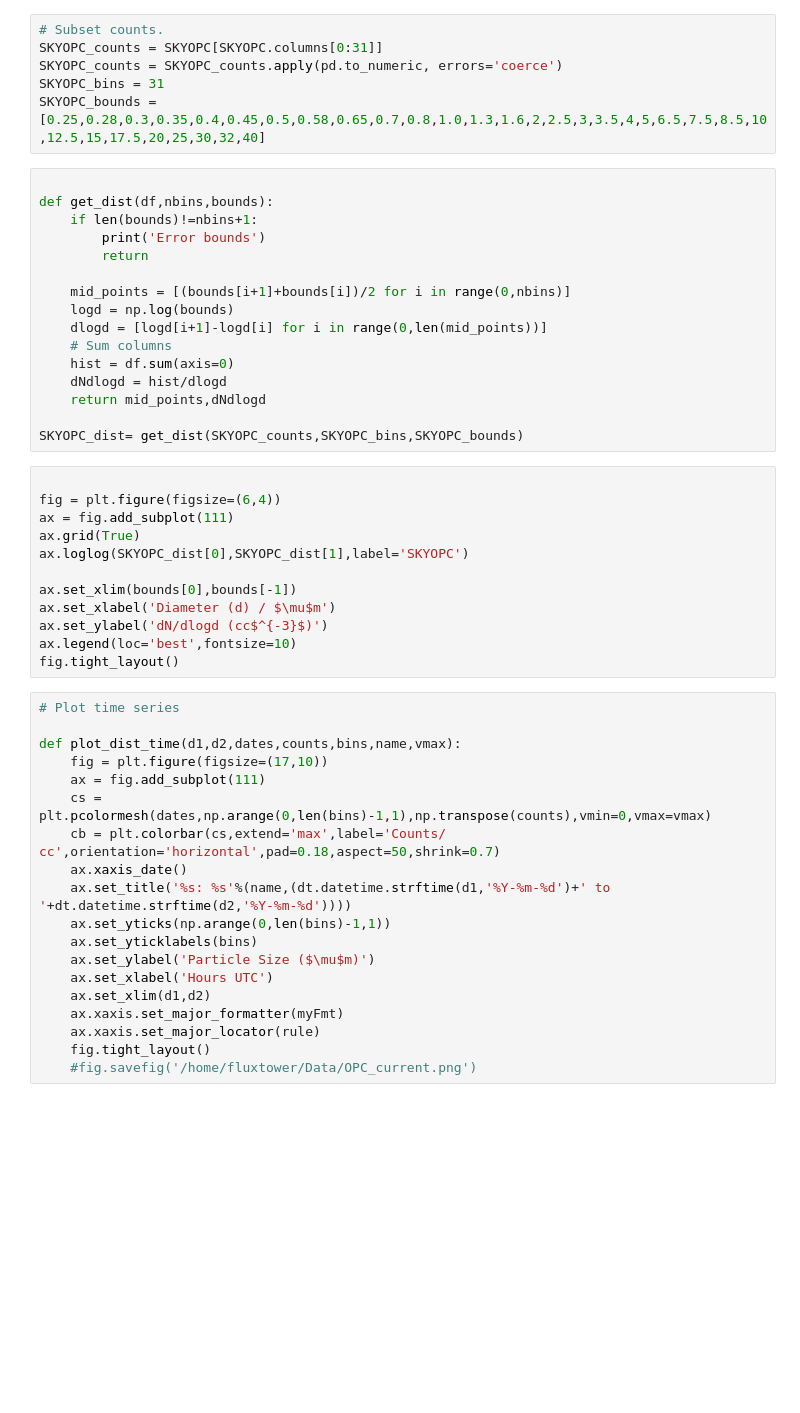
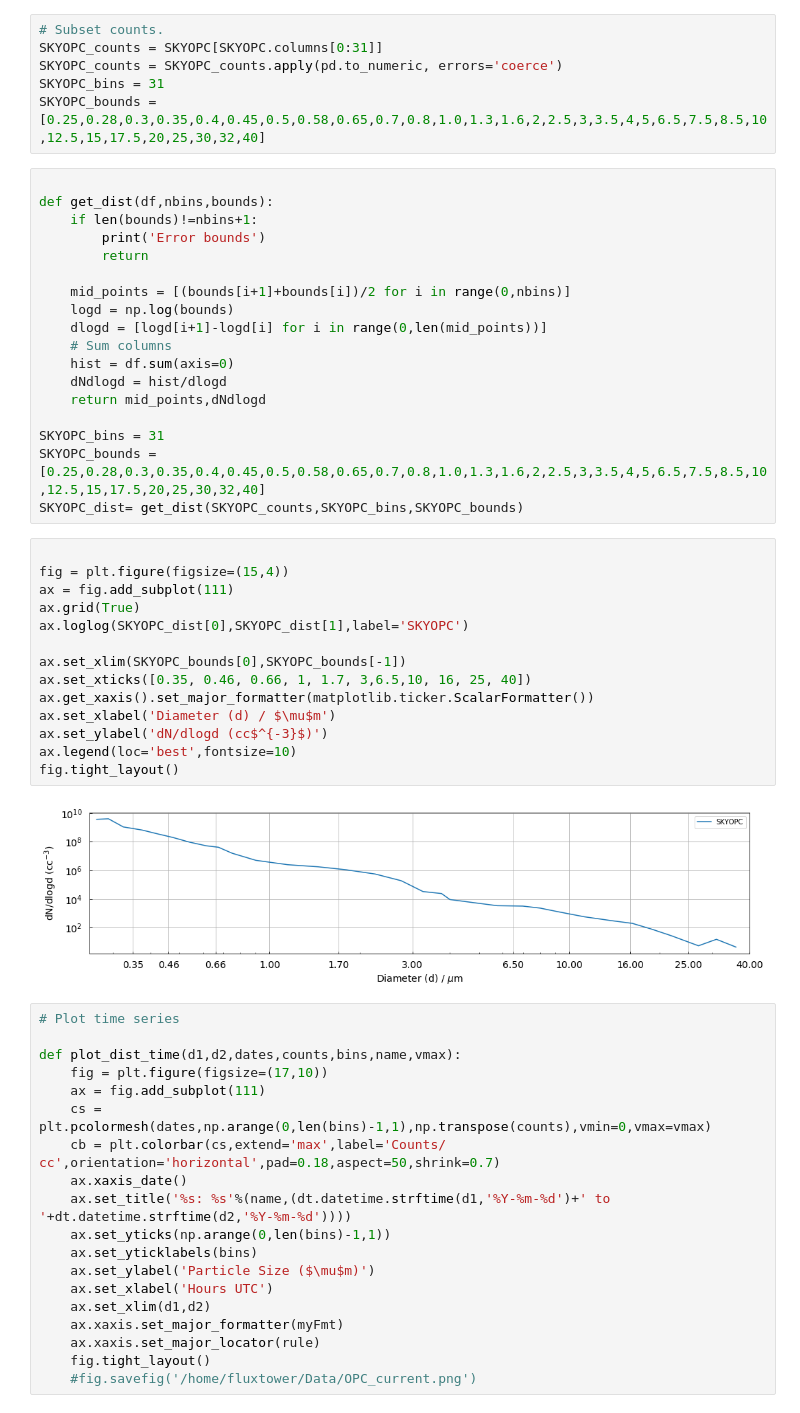
Before and after one commit to heatherguy/ICECAPS-ACE, a Jupyter notebook: Working_notebooks/SKYOPC_max_particle_size.ipynb, the cells around one changed output. Cells and saved outputs as stored; diff of their text form; blank space fills up the shorter version.

```diff
--- a/Working_notebooks/SKYOPC_max_particle_size.ipynb
+++ b/Working_notebooks/SKYOPC_max_particle_size.ipynb
@@ -208,19 +208,25 @@ def get_dist(df,nbins,bounds):
     dNdlogd = hist/dlogd
     return mid_points,dNdlogd
 
+SKYOPC_bins = 31
+SKYOPC_bounds = [0.25,0.28,0.3,0.35,0.4,0.45,0.5,0.58,0.65,0.7,0.8,1.0,1.3,1.6,2,2.5,3,3.5,4,5,6.5,7.5,8.5,10,12.5,15,17.5,20,25,30,32,40]
 SKYOPC_dist= get_dist(SKYOPC_counts,SKYOPC_bins,SKYOPC_bounds)
 # %%
 
-fig = plt.figure(figsize=(6,4))
+fig = plt.figure(figsize=(15,4))
 ax = fig.add_subplot(111)
 ax.grid(True)
 ax.loglog(SKYOPC_dist[0],SKYOPC_dist[1],label='SKYOPC')
 
-ax.set_xlim(bounds[0],bounds[-1])
+ax.set_xlim(SKYOPC_bounds[0],SKYOPC_bounds[-1])
+ax.set_xticks([0.35, 0.46, 0.66, 1, 1.7, 3,6.5,10, 16, 25, 40])
+ax.get_xaxis().set_major_formatter(matplotlib.ticker.ScalarFormatter())
 ax.set_xlabel('Diameter (d) / $\mu$m')
 ax.set_ylabel('dN/dlogd (cc$^{-3}$)')
 ax.legend(loc='best',fontsize=10)
 fig.tight_layout()
+# %% [output]
+[figure, added]
 # %%
 # Plot time series
 
```
Also changed, not shown: parts of 2 cells of this notebook, 2 other files.
